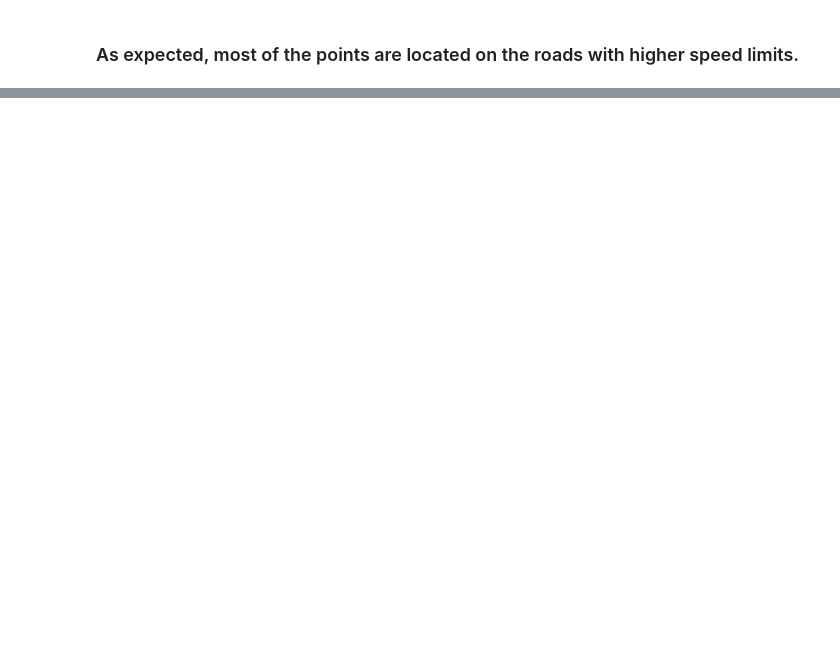
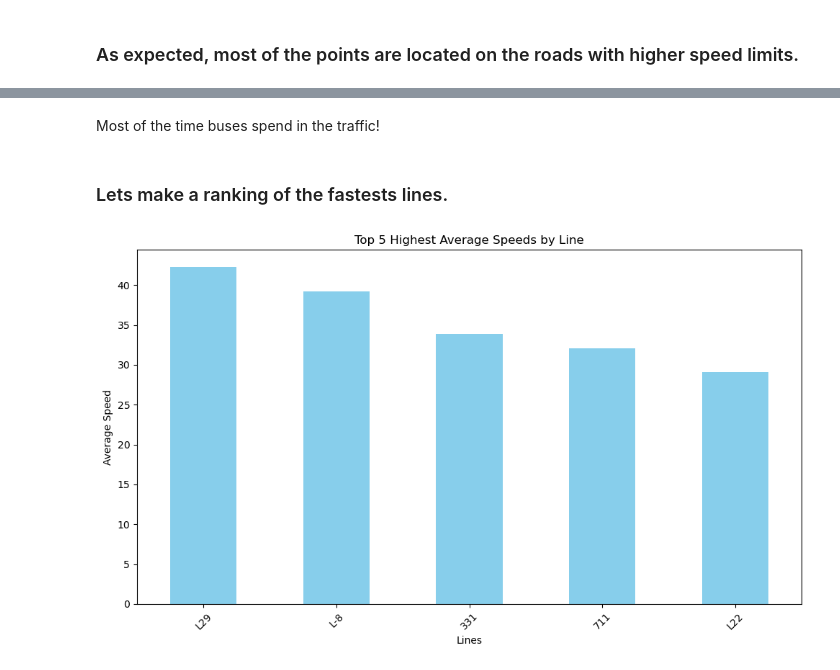
Before and after one commit to patrykmalcher/buses-in-warsaw, a Jupyter notebook: notebook/data-analysis.ipynb, the cells around one changed output, grey strips where cells are left out. Cells and saved outputs as stored; diff of their text form; code cells hidden in the pictures; blank space fills up the shorter version.

```diff
--- a/notebook/data-analysis.ipynb
+++ b/notebook/data-analysis.ipynb
@@ -257,0 +292,27 @@ map_warsaw
+# %% [markdown]
+Most of the time buses spend in the traffic!
+# %% [markdown]
+### Lets make a ranking of the fastests lines.
+# %%
+# Get rid of unrealistic values
+df = df[df['speed'] <= 90]
+
+speeds = df.groupby('Lines')['speed'].mean()
+
+# Sort the speeds in descending order
+sorted_speeds = speeds.sort_values(ascending=False)
+
+# Select the top 5 highest speeds
+top_5_speeds = sorted_speeds.head(5)
+
+# Plotting
+plt.figure(figsize=(10, 6))
+top_5_speeds.plot(kind='bar', color='skyblue')
+plt.title('Top 5 Highest Average Speeds by Line')
+plt.xlabel('Lines')
+plt.ylabel('Average Speed')
+plt.xticks(rotation=45)
+plt.tight_layout()
+plt.show()
+# %% [output]
+[figure, added]
```
Also changed, not shown: parts of 37 cells of this notebook, 1 other file.
